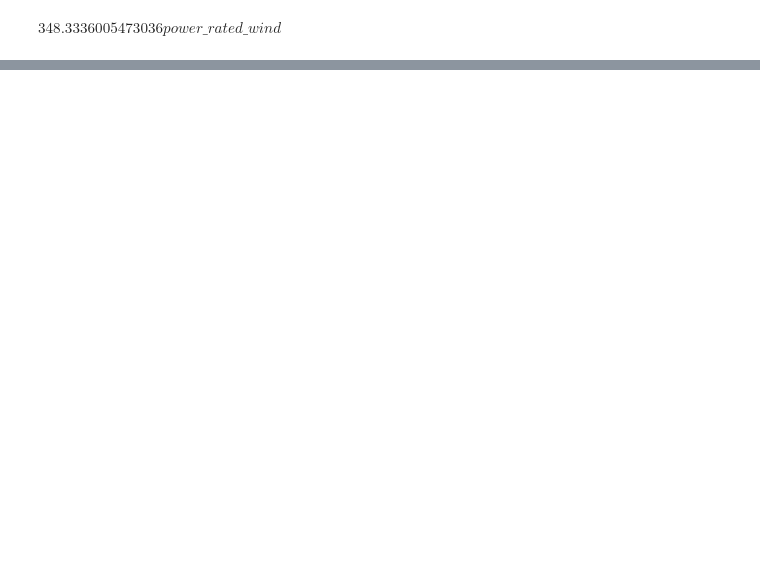
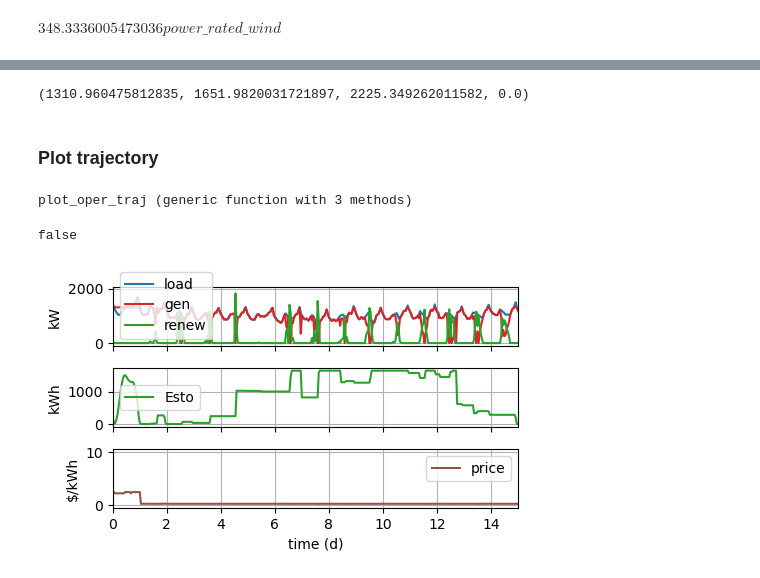
Before and after one commit to pierre-haessig/Microgrids.JuMP, a Jupyter notebook: Microgrid_optimization_JuMP.ipynb, the cells around one changed output, grey strips where cells are left out. Cells and saved outputs as stored; diff of their text form; code cells hidden in the pictures; blank space fills up the shorter version.

```diff
--- a/Microgrid_optimization_JuMP.ipynb
+++ b/Microgrid_optimization_JuMP.ipynb
@@ -165,8 +188,7 @@ $ power\_rated\_wind $
 ### Net load (desired, i.e. before spillage of excess renewables and load shedding)
 # %%
 @variable(model, Pnl[1:K])
-load = mg.load |> ts_reduction_ndays
-@constraint(model, Pnl .== load .- pv_potential .+ wind_potential);
+@constraint(model, Pnl .== Pload .- pv_potential .+ wind_potential);
 # %%
 @variable(model, Pspill[1:K] >= 0)
 @variable(model, Pshed[1:K] >= 0);
@@ -541,0 +364,52 @@ optim_mg
+# %%
+value(power_rated_gen), value(energy_rated_sto), value(power_rated_pv), value(power_rated_wind)
+# %% [output]
+(1310.960475812835, 1651.9820031721897, 2225.349262011582, 0.0)
+# %% [markdown]
+### Plot trajectory
+# %%
+function plot_oper_traj(td, Pload, Pgen, Pren, Ebatt, price)
+    fig, (ax1, ax2, ax3) = plt.subplots(3,1, figsize=(5,3), sharex=true)
+    ax1.plot(td, Pload, label="load")
+    ax1.plot(td, Pgen, "tab:red", label="gen")
+    ax1.plot(td, Pren, "tab:green", label="renew")
+    ax2.plot(td, Ebatt[1:end-1], "C2", label="Esto")
+
+    ax1.legend()
+    ax1.grid(true)
+    ax1.set(
+        ylabel="kW"
+    )
+    ax2.grid(true)
+    ax2.legend()
+    ax2.set(
+        ylabel="kWh"
+    )
+
+    ax3.plot(td, price, color="tab:brown", label="price")
+    ax3.grid(true)
+    ax3.legend()
+    ax3.set(
+        xlabel="time (d)",
+        ylabel="\$/kWh"
+    )
+
+    fig.tight_layout()
+    return fig, (ax1, ax2, ax3)
+end
+# %% [output]
+plot_oper_traj (generic function with 3 methods)
+# %%
+pygui(true) # open interactive plot window
+pygui(false) # display image in notebook
+# %% [output]
+false
+# %%
+fig, (ax1, ax2, ax3) = plot_oper_traj(td, load, value.(Pgen),
+    value.(pv_potential+wind_potential),
+    value.(Esto),
+    dual.(balance)
+)
+ax1.set_xlim(0, 15);
+# %% [output]
+[figure, added]
```
Also changed, not shown: parts of 54 cells of this notebook.
